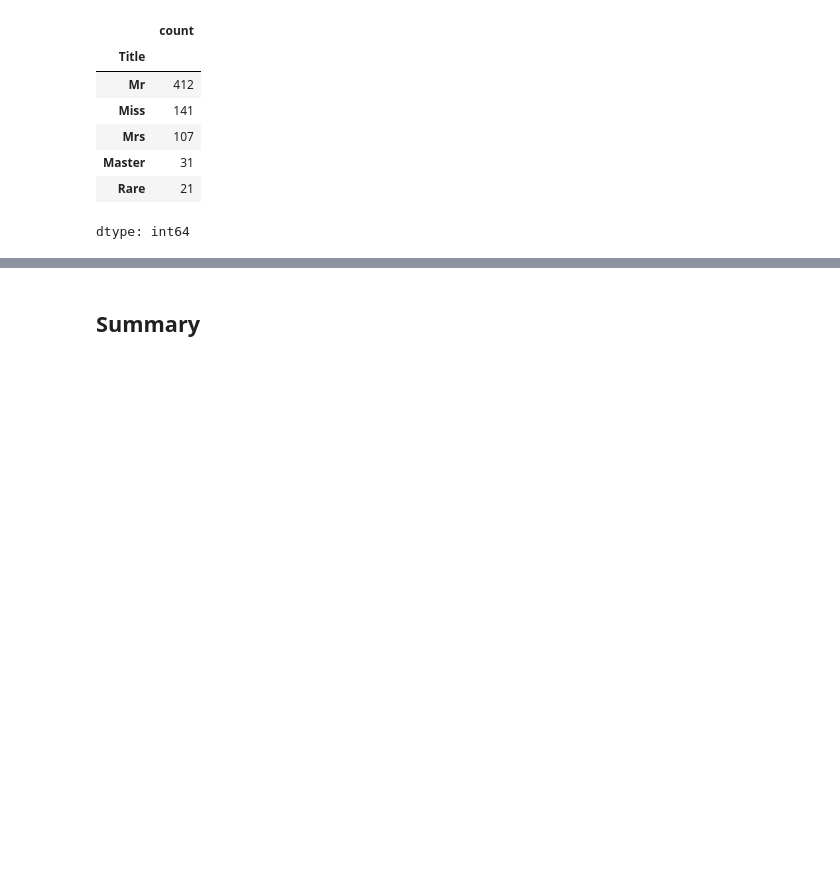
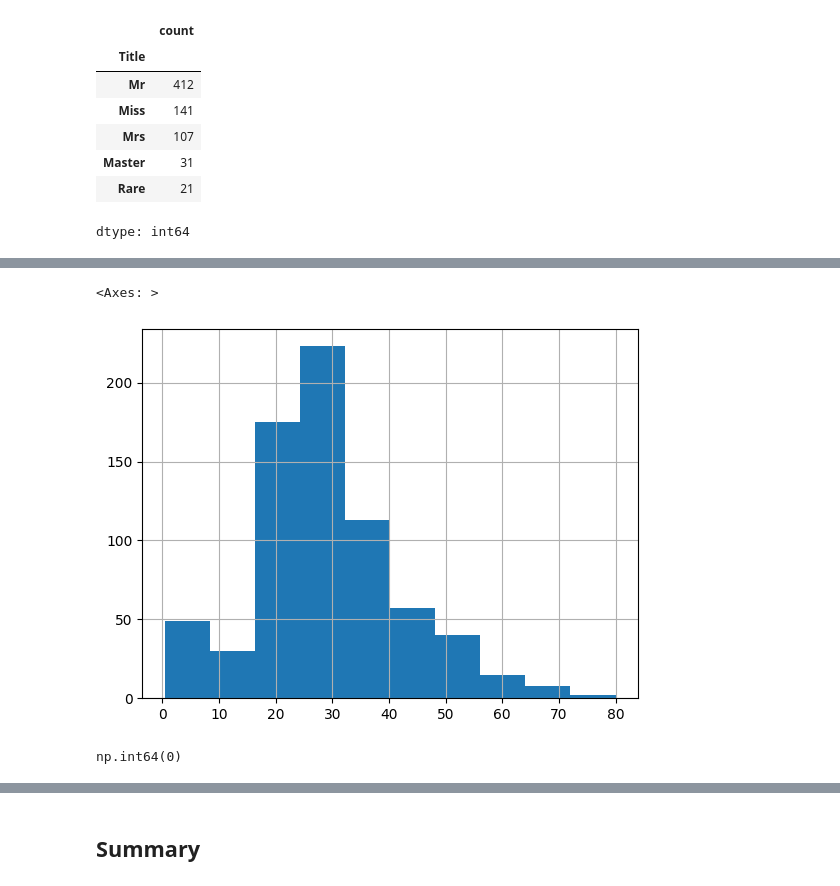
Before and after one commit to irnikesh/data-science, a Jupyter notebook: projects/titanic_survivor_predictor/Titanic_EDA.ipynb, the cells around one changed output, grey strips where cells are left out. Drawn from its saved outputs; the diff is of its cells as text; code cells hidden in the pictures; blank space fills up the shorter version.

```diff
--- a/projects/titanic_survivor_predictor/Titanic_EDA.ipynb
+++ b/projects/titanic_survivor_predictor/Titanic_EDA.ipynb
@@ -233,0 +288,3 @@ dtype: int64
+# %%
+X_train["Age_missing"] = X_train["Age"].isna().astype(int)
+X_test["Age_missing"]  = X_test["Age"].isna().astype(int)
@@ -233,0 +299,20 @@ dtype: int64
+# %%
+from numpy import median
+
+# Impute by median within Title
+
+X_train["Age"] = X_train.groupby("Title")["Age"].transform(
+    lambda x: x.fillna(x.median())
+)
+X_test["Age"] = X_test.groupby("Title")["Age"].transform(
+    lambda x: x.fillna(x.median())
+)
+# %%
+X_train["Age"].hist()
+# %% [output]
+<Axes: >
+[figure, added]
+# %%
+X_train["Age"].isnull().sum()
+# %% [output]
+np.int64(0)
```
Also changed, not shown: parts of 27 cells of this notebook.
